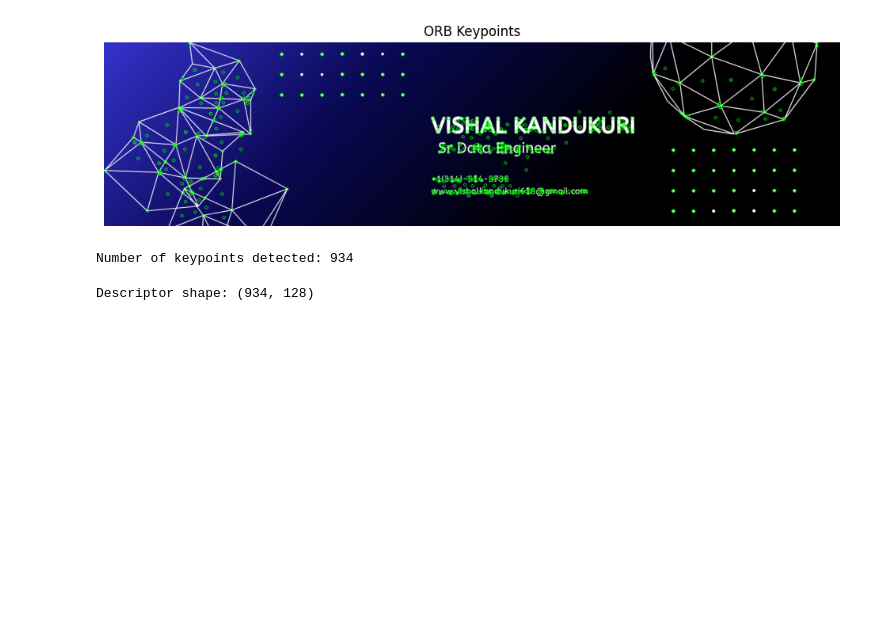
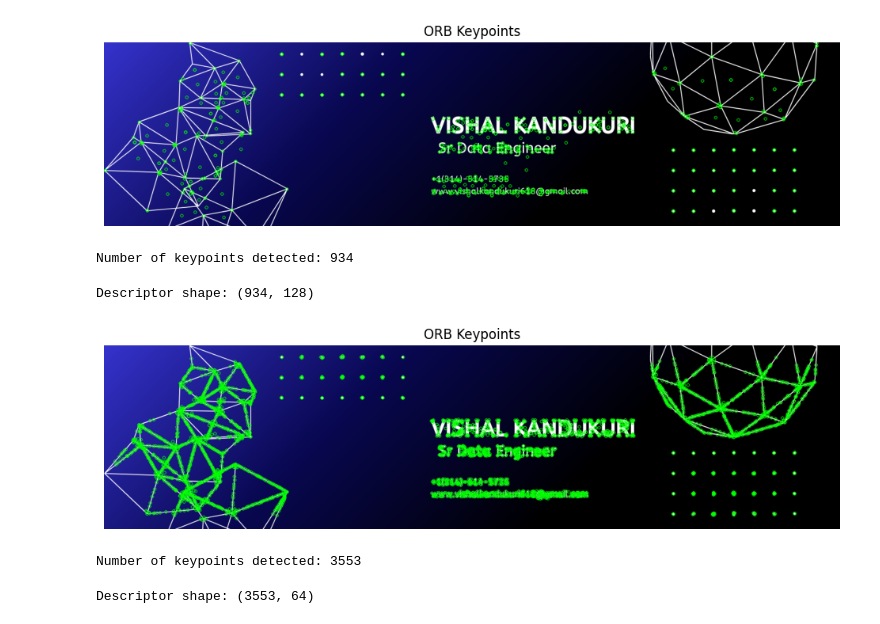
Before and after one commit to vishalkandukuri97/AI-ML-Projects, a Jupyter notebook: Feature_Matching.ipynb, the cells around one changed output. Saved outputs shown, nothing was run; the diff lists cells and outputs as text; code cells hidden in the pictures; blank space fills up the shorter version.

```diff
--- a/Feature_Matching.ipynb
+++ b/Feature_Matching.ipynb
@@ -62,3 +62,27 @@ Number of keypoints detected: 934
 print(f"Descriptor shape: {descriptors.shape}")
 # %% [output]
 Descriptor shape: (934, 128)
+# %%
+brisk = cv2.BRISK_create()
+# %%
+keypoints, descriptors = orb.detectAndCompute(grey_image, None)
+keypoints, descriptors = brisk.detectAndCompute(grey_image, None)
+# %%
+keypoint_image=cv2.drawKeypoints(image, keypoints, None, color=(0, 255, 0), flags=0)
+# %%
+# Display Image
+plt.figure(figsize=(12, 8))
+plt.imshow(cv2.cvtColor(keypoint_image, cv2.COLOR_BGR2RGB))
+plt.title("ORB Keypoints")
+plt.axis("off")
+plt.show()
+# %% [output]
+[figure, added]
+# %%
+print(f"Number of keypoints detected: {len(keypoints)}")
+# %% [output]
+Number of keypoints detected: 3553
+# %%
+print(f"Descriptor shape: {descriptors.shape}")
+# %% [output]
+Descriptor shape: (3553, 64)
```
Also changed, not shown: parts of 6 cells of this notebook.
